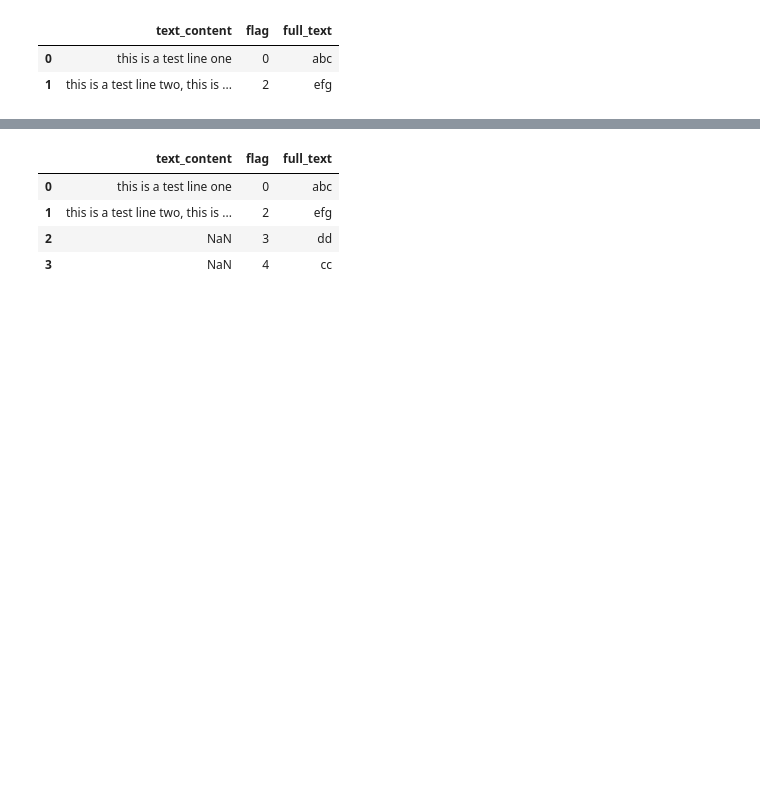
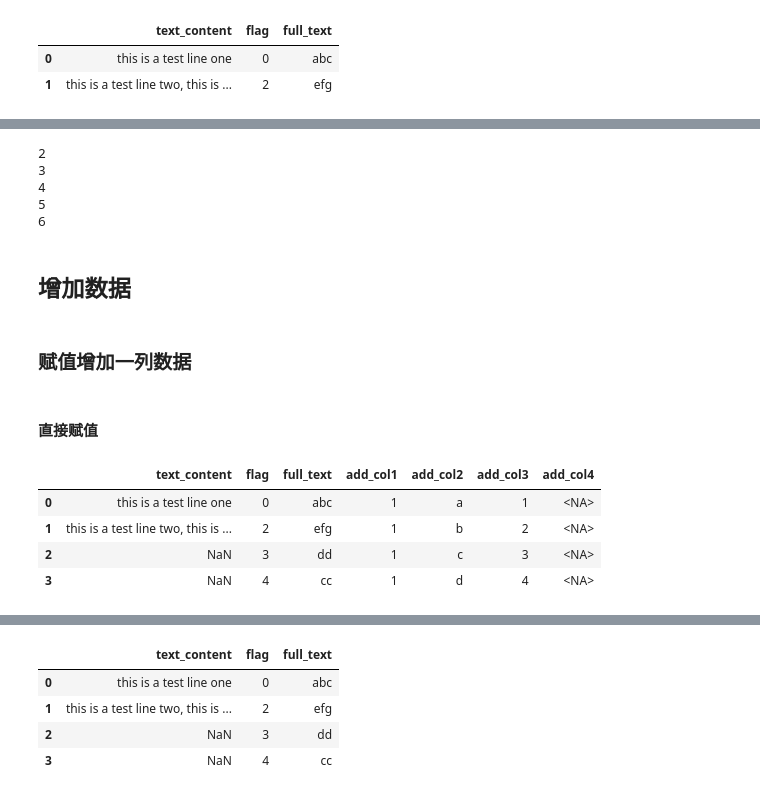
Before and after one commit to yunsansheng/code-notes, a Jupyter notebook: python/KT-pandas.ipynb, the cells around one changed output, grey strips where cells are left out. Cells and saved outputs as stored; diff of their text form; code cells hidden in the pictures; blank space fills up the shorter version.

```diff
--- a/python/KT-pandas.ipynb
+++ b/python/KT-pandas.ipynb
@@ -681,0 +721,28 @@ df.iloc[0:2] # iloc是不包含右侧的索引
+# %%
+for idx,row in df2.iterrows():
+    print(idx)
+# %% [output]
+2
+3
+4
+5
+6
+# %% [markdown]
+## 增加数据
+# %% [markdown]
+### 赋值增加一列数据
+# %% [markdown]
+#### 直接赋值
+# %%
+df = pd.read_csv("http://appen-pe.oss-cn-shanghai.aliyuncs.com/example_data/pandas_kt/string_test.csv")
+df["add_col1"] = 1
+df["add_col2"] = ["a","b","c","d"]
+df["add_col3"] = pd.Series(["1","2","3","4"])
+df["add_col4"]  = pd.NA
+df
+# %% [output]
+|  | text_content | flag | full_text | add_col1 | add_col2 | add_col3 | add_col4 |
+| 0 | this is a test line one | 0 | abc | 1 | a | 1 | <NA> |
+| 1 | this is a test line two, this is ... | 2 | efg | 1 | b | 2 | <NA> |
+| 2 | NaN | 3 | dd | 1 | c | 3 | <NA> |
+| 3 | NaN | 4 | cc | 1 | d | 4 | <NA> |
```
Also changed, not shown: parts of 49 cells of this notebook.
